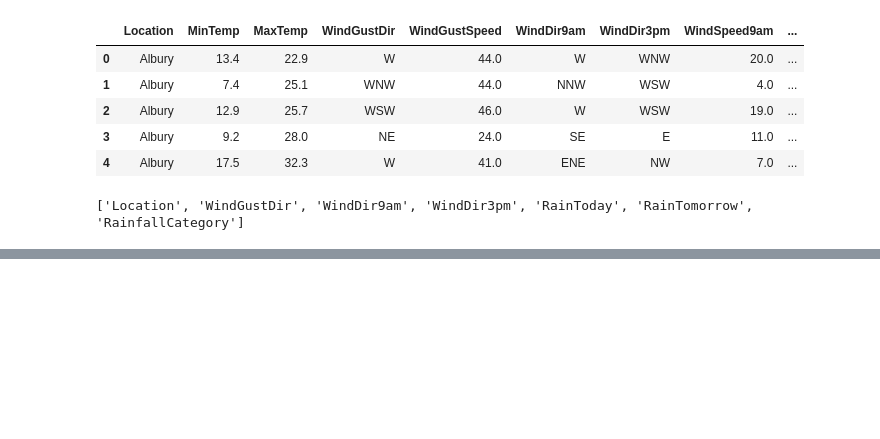
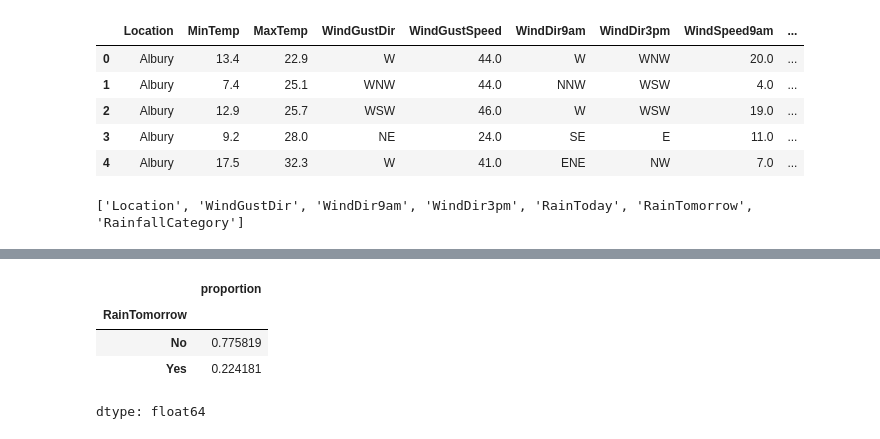
Before and after one commit to gorky93/classification_rainfallprediction, a Jupyter notebook: rainfall_prediction_using_logistic_regression.ipynb, the cells around one changed output, grey strips where cells are left out. Saved outputs shown, nothing was run; the diff lists cells and outputs as text; code cells hidden in the pictures; blank space fills up the shorter version.

```diff
--- a/rainfall_prediction_using_logistic_regression.ipynb
+++ b/rainfall_prediction_using_logistic_regression.ipynb
@@ -512,0 +704,8 @@ Index(['MinTemp', 'MaxTemp', 'WindGustSpeed', 'WindSpeed9am', 'WindSpeed3pm',
+# %%
+df['RainTomorrow'].value_counts(normalize=True)
+# %% [output]
+|  | proportion |
+| RainTomorrow |  |
+| No | 0.775819 |
+| Yes | 0.224181 |
+dtype: float64
```
Also changed, not shown: parts of 16 cells of this notebook.
